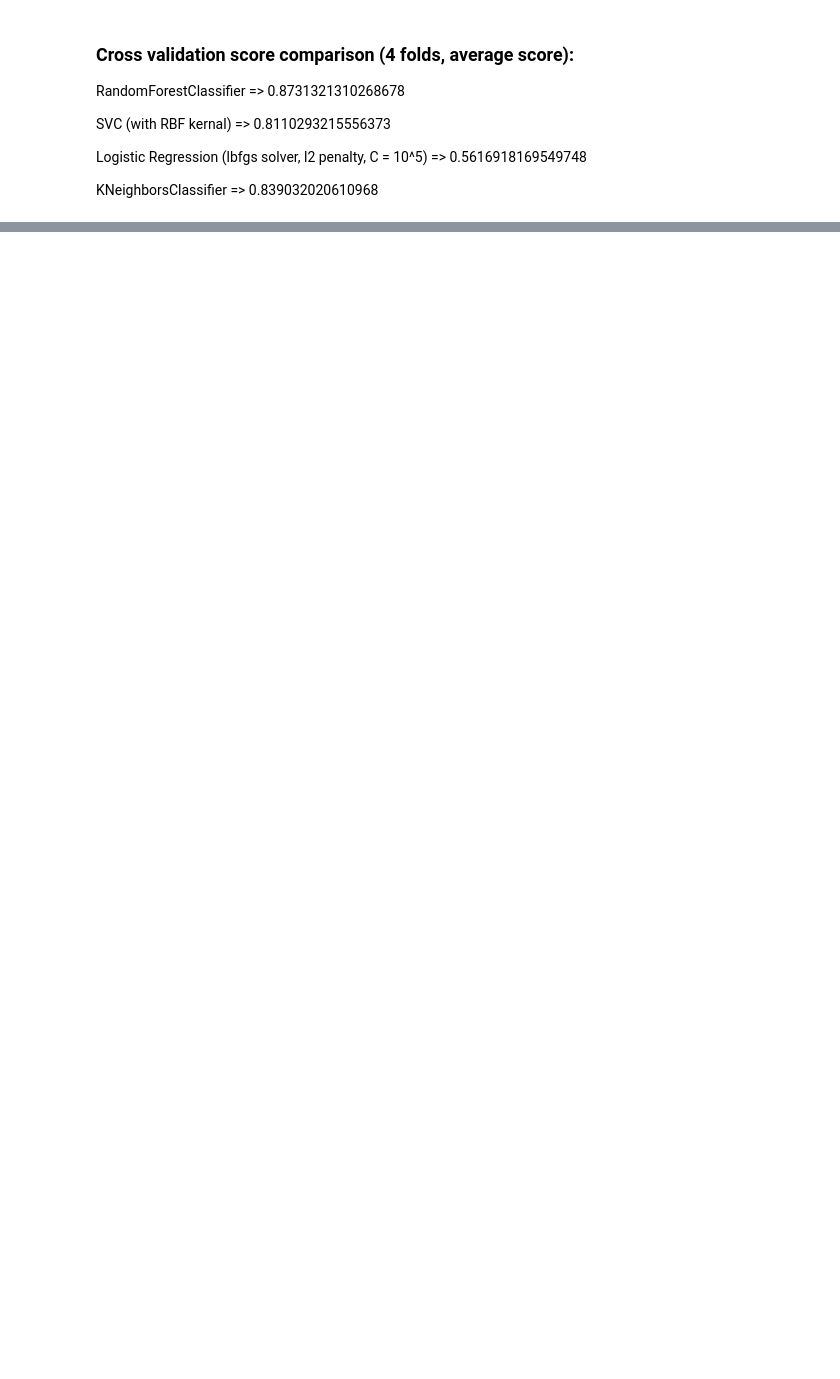
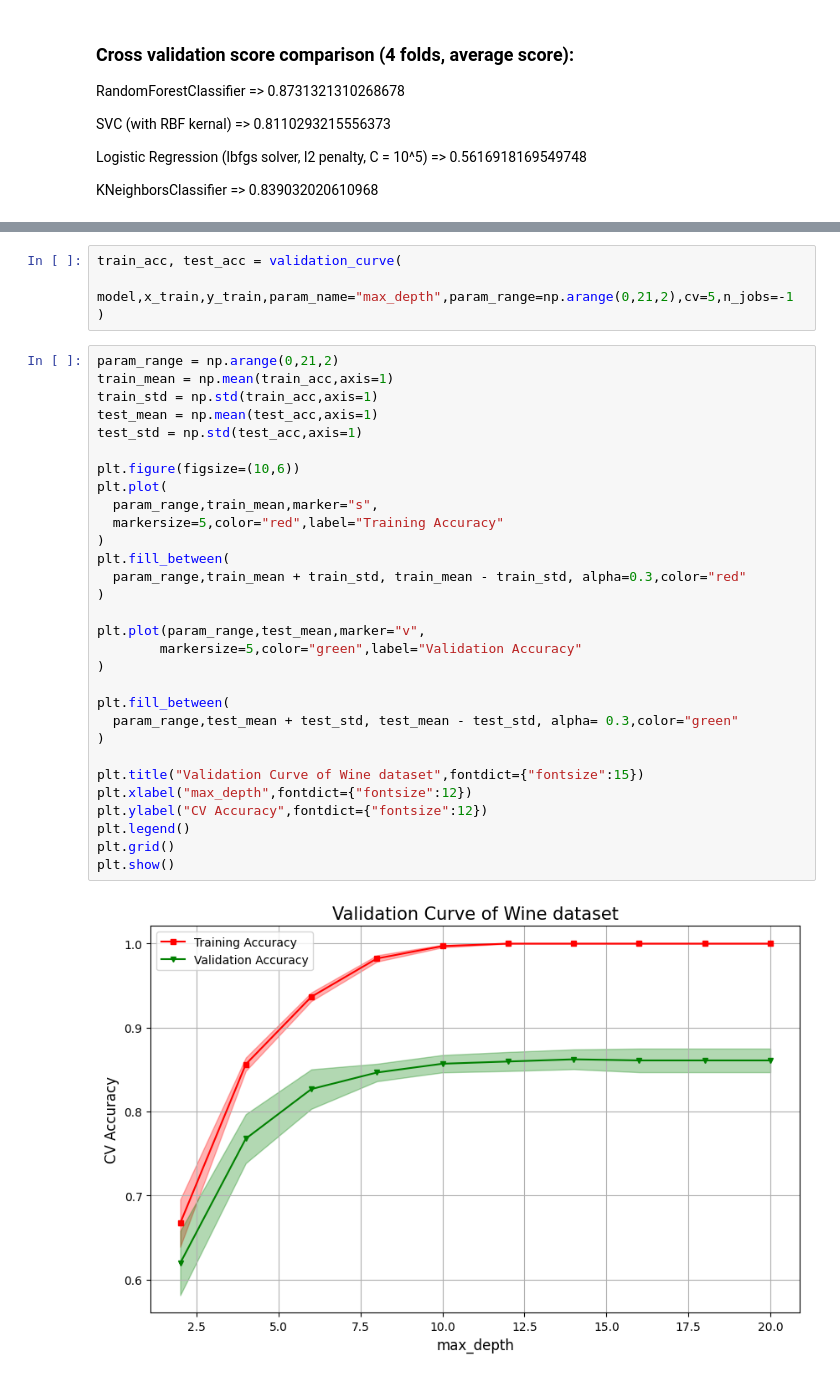
Before and after one commit to ByteBard58/Wine_Research, a Jupyter notebook: research.ipynb, the cells around one changed output, grey strips where cells are left out. Drawn from its saved outputs; the diff is of its cells as text; blank space fills up the shorter version.

```diff
--- a/research.ipynb
+++ b/research.ipynb
@@ -261,0 +315,36 @@ KNeighborsClassifier
+# %%
+train_acc, test_acc = validation_curve(
+  model,x_train,y_train,param_name="max_depth",param_range=np.arange(0,21,2),cv=5,n_jobs=-1
+)
+# %%
+param_range = np.arange(0,21,2)
+train_mean = np.mean(train_acc,axis=1)
+train_std = np.std(train_acc,axis=1)
+test_mean = np.mean(test_acc,axis=1)
+test_std = np.std(test_acc,axis=1)
+
+plt.figure(figsize=(10,6))
+plt.plot(
+  param_range,train_mean,marker="s",
+  markersize=5,color="red",label="Training Accuracy"
+)
+plt.fill_between(
+  param_range,train_mean + train_std, train_mean - train_std, alpha=0.3,color="red"
+)
+
+plt.plot(param_range,test_mean,marker="v",
+        markersize=5,color="green",label="Validation Accuracy"
+)
+
+plt.fill_between(
+  param_range,test_mean + test_std, test_mean - test_std, alpha= 0.3,color="green"
+)
+
+plt.title("Validation Curve of Wine dataset",fontdict={"fontsize":15})
+plt.xlabel("max_depth",fontdict={"fontsize":12})
+plt.ylabel("CV Accuracy",fontdict={"fontsize":12})
+plt.legend()
+plt.grid()
+plt.show()
+# %% [output]
+[figure, added]
```
Also changed, not shown: parts of 15 cells of this notebook.
